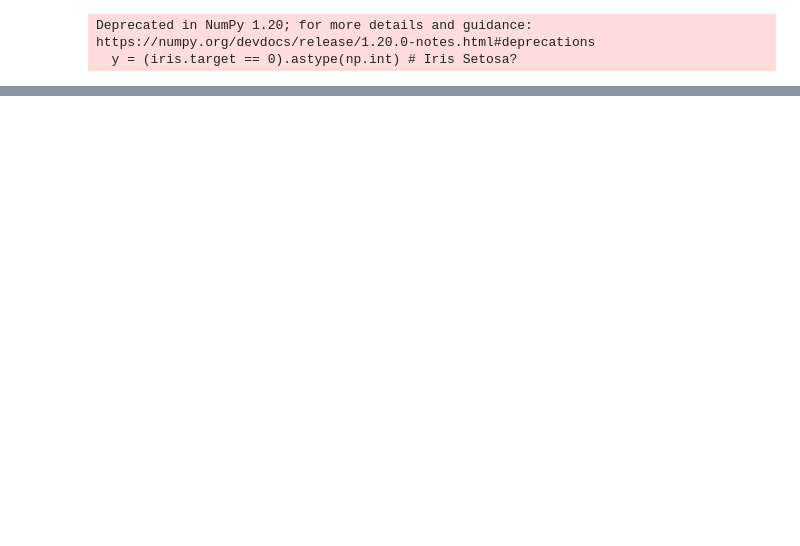
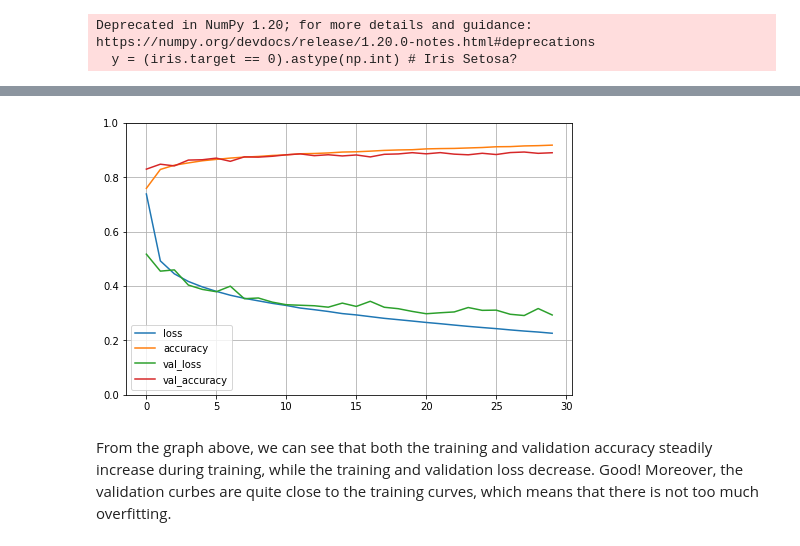
Before and after one commit to WilliamW5/AI-Class-Repo, a Jupyter notebook: hands-on ML book/Chapter10_Intro_AI.ipynb, the cells around one changed output, grey strips where cells are left out. Drawn from its saved outputs; the diff is of its cells as text; code cells hidden in the pictures; blank space fills up the shorter version.

```diff
--- a/hands-on ML book/Chapter10_Intro_AI.ipynb
+++ b/hands-on ML book/Chapter10_Intro_AI.ipynb
@@ -50,0 +65,8 @@ Summarizing the algorith again: for each training instance the backpropagation a
+# %%
+# Creating a validation set
+# Since we are working with Gradient Descent, we must scale the input features
+# For simplicity, we scale the pixel intensity down to the 0-1 range by dividing
+# them by 255.0 (also converts them to float)
+
+X_valid, X_train = X_train_full[:5000] / 255.0, X_train_full[5000:] / 255.0
+y_valid, y_train = y_train_full[:5000], y_train_full[5000:]
@@ -50,0 +115,8 @@ Summarizing the algorith again: for each training instance the backpropagation a
+# %%
+# Instead of adding the layers one by one, we could do:
+model = keras.models.Sequential([
+    keras.layers.Flatten(input_shape=[28,28]),
+    keras.layers.Dense(300, activation='relu'),
+    keras.layers.Dense(100, activation='relu'),
+    keras.layers.Dense(10, activation='softmax')
+])
@@ -50,0 +209,8 @@ Summarizing the algorith again: for each training instance the backpropagation a
+# %%
+# After a model is created, you must call it's compile() method to specify
+# the loss function and the optimizer to use. Also can specify a list of extra
+# metrics to compute during training and evaluation
+
+model.compile(loss='sparse_categorical_crossentropy', optimizer='sgd', metrics=['accuracy'])
+# %%
+history = model.fit(X_train, y_train, epochs=30, validation_data=(X_valid, y_valid))
@@ -50,0 +242,11 @@ Summarizing the algorith again: for each training instance the backpropagation a
+# %%
+import pandas as pd
+import matplotlib.pyplot as plt
+pd.DataFrame(history.history).plot(figsize=(8, 5))
+plt.grid(True)
+plt.gca().set_ylim(0,1) # set the bertical range from [0-1]
+plt.show()
+# %% [output]
+[figure, added]
+# %% [markdown]
+From the graph above, we can see that both the training and validation accuracy steadily increase during training, while the training and validation loss decrease. Good! Moreover, the validation curbes are quite close to the training curves, which means that there is not too much overfitting.
```
Also changed, not shown: parts of 24 cells of this notebook, 1 other file.
